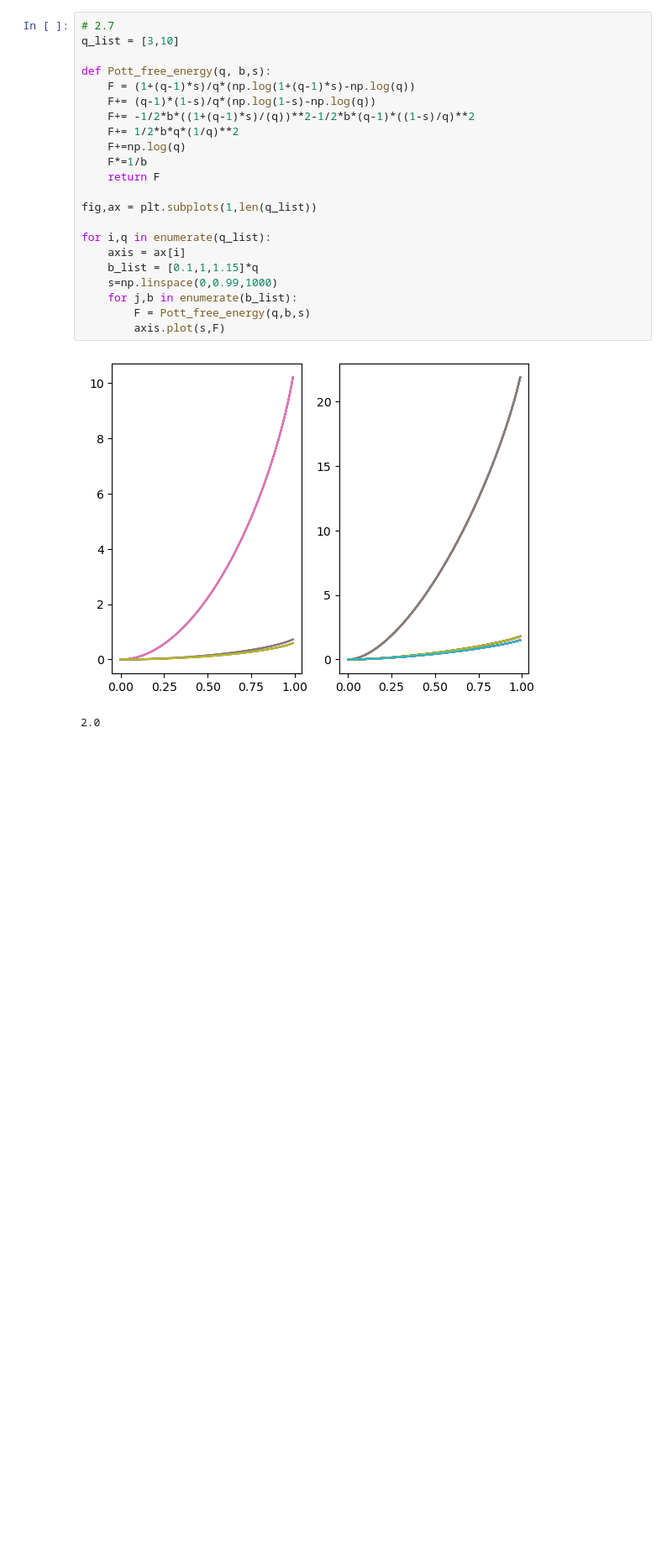
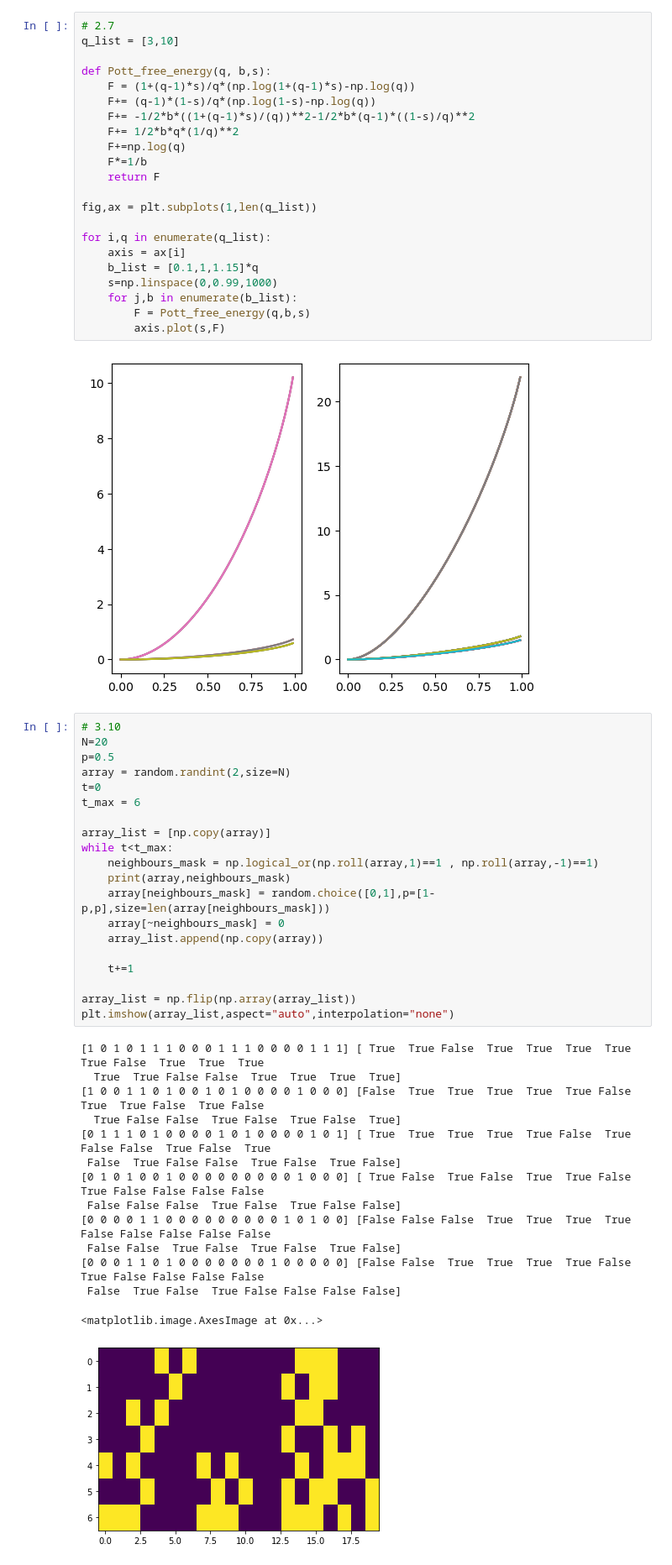
Before and after one commit to SSBNS/Complex_physics_SSBNS, a Jupyter notebook: Exercises.ipynb, the cells around one changed output. Shown: that part at 84% size. Cells and saved outputs as stored; diff of their text form; blank space fills up the shorter version.

```diff
--- a/Exercises.ipynb
+++ b/Exercises.ipynb
@@ -280,5 +280,37 @@ for i,q in enumerate(q_list):
 # %% [output]
 [figure]
 # %%
+# 3.10
+N=20
+p=0.5
+array = random.randint(2,size=N)
+t=0
+t_max = 6
+
+array_list = [np.copy(array)]
+while t<t_max:
+    neighbours_mask = np.logical_or(np.roll(array,1)==1 , np.roll(array,-1)==1)
+    print(array,neighbours_mask)
+    array[neighbours_mask] = random.choice([0,1],p=[1-p,p],size=len(array[neighbours_mask]))
+    array[~neighbours_mask] = 0
+    array_list.append(np.copy(array))
+
+    t+=1
+
+array_list = np.flip(np.array(array_list))
+plt.imshow(array_list,aspect="auto",interpolation="none")
 # %% [output]
-2.0
+[1 0 1 0 1 1 1 0 0 0 1 1 1 0 0 0 0 1 1 1] [ True  True False  True  True  True  True  True False  True  True  True
+  True  True False False  True  True  True  True]
+[1 0 0 1 1 0 1 0 0 1 0 1 0 0 0 0 1 0 0 0] [False  True  True  True  True  True False  True  True False  True False
+  True False False  True False  True False  True]
+[0 1 1 1 0 1 0 0 0 0 1 0 1 0 0 0 0 1 0 1] [ True  True  True  True  True False  True False False  True False  True
+ False  True False False  True False  True False]
+[0 1 0 1 0 0 1 0 0 0 0 0 0 0 0 0 1 0 0 0] [ True False  True False  True  True False  True False False False False
+ False False False  True False  True False False]
+[0 0 0 0 1 1 0 0 0 0 0 0 0 0 0 1 0 1 0 0] [False False False  True  True  True  True False False False False False
+ False False  True False  True False  True False]
+[0 0 0 1 1 0 1 0 0 0 0 0 0 0 1 0 0 0 0 0] [False False  True  True  True  True False  True False False False False
+ False  True False  True False False False False]
+<matplotlib.image.AxesImage at 0x...>
+[figure, added]
```
Also changed, not shown: 27 other files.
